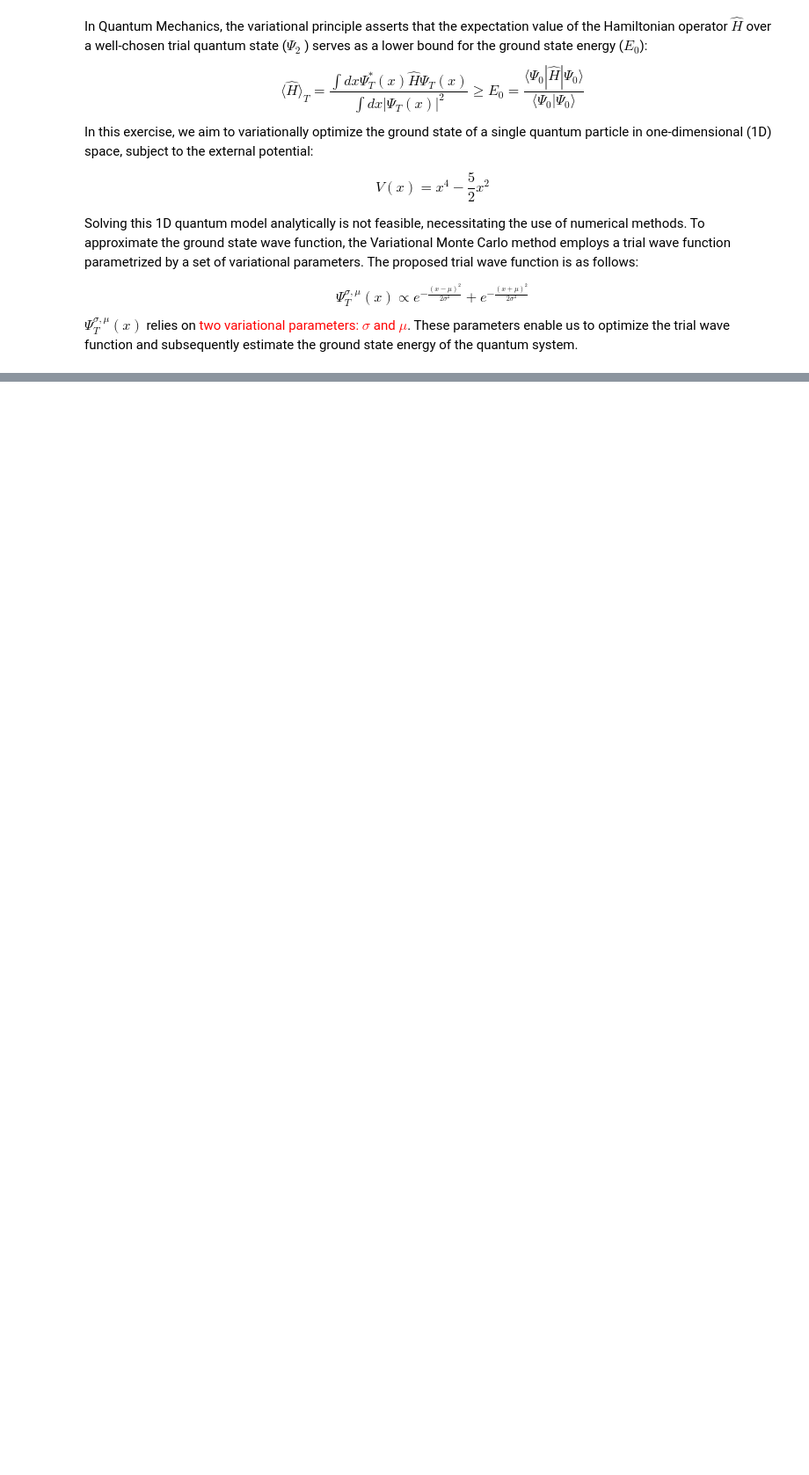
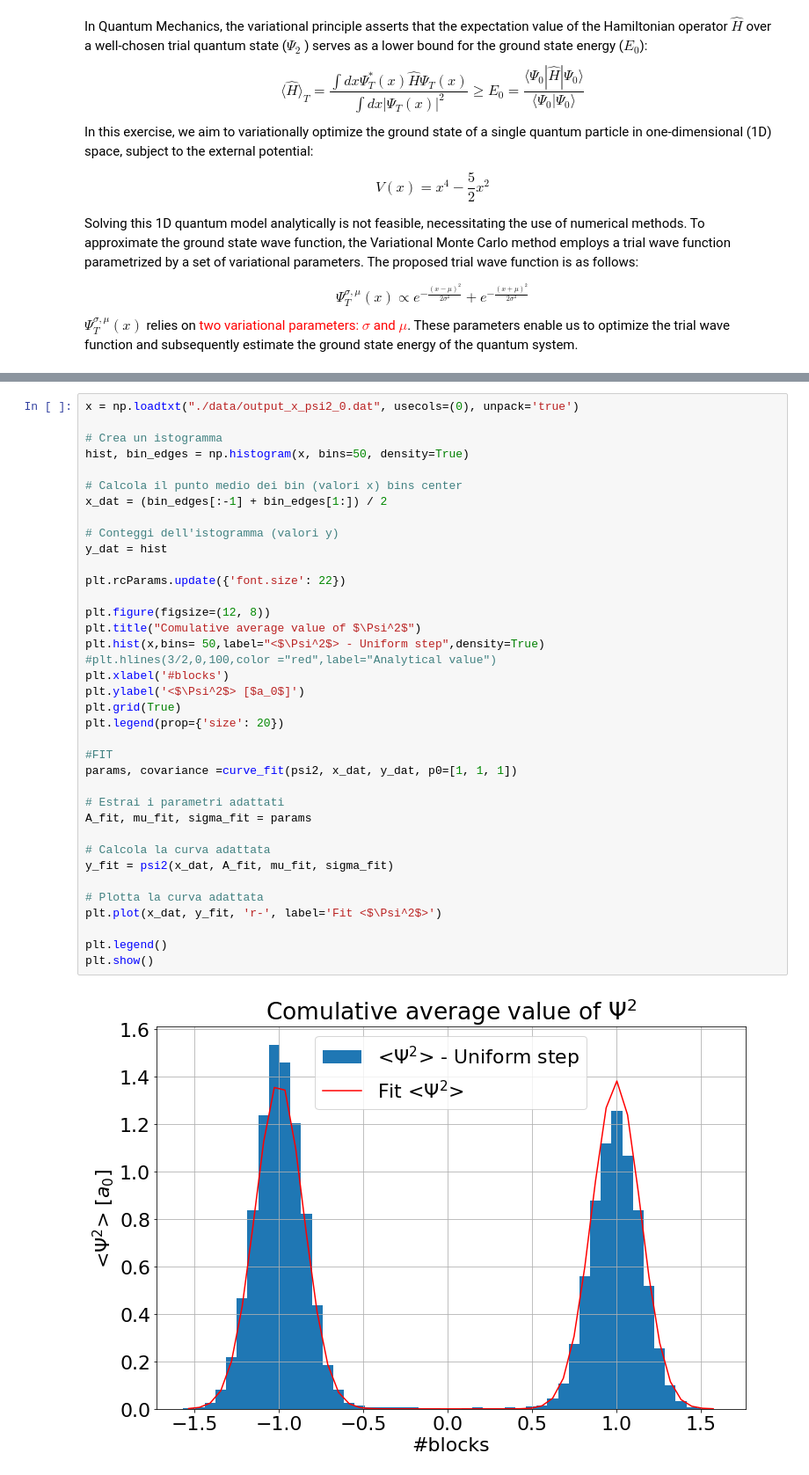
Before and after one commit to eddbell/NSL, a Jupyter notebook: Exercise08/Exercise_08.ipynb, the cells around one changed output, grey strips where cells are left out. Shown: that part at 88% size. Cells and saved outputs as stored; diff of their text form; blank space fills up the shorter version.

```diff
--- a/Exercise08/Exercise_08.ipynb
+++ b/Exercise08/Exercise_08.ipynb
@@ -50,0 +66,39 @@ def psi2(x, A, mu, sigma):
+# %%
+x = np.loadtxt("./data/output_x_psi2_0.dat", usecols=(0), unpack='true')
+
+# Crea un istogramma
+hist, bin_edges = np.histogram(x, bins=50, density=True)
+
+# Calcola il punto medio dei bin (valori x) bins center
+x_dat = (bin_edges[:-1] + bin_edges[1:]) / 2
+
+# Conteggi dell'istogramma (valori y)
+y_dat = hist
+
+plt.rcParams.update({'font.size': 22})
+
+plt.figure(figsize=(12, 8))
+plt.title("Comulative average value of $\Psi^2$")
+plt.hist(x,bins= 50,label="<$\Psi^2$> - Uniform step",density=True)
+#plt.hlines(3/2,0,100,color ="red",label="Analytical value")
+plt.xlabel('#blocks')
+plt.ylabel('<$\Psi^2$> [$a_0$]')
+plt.grid(True)
+plt.legend(prop={'size': 20})
+
+#FIT
+params, covariance =curve_fit(psi2, x_dat, y_dat, p0=[1, 1, 1])
+
+# Estrai i parametri adattati
+A_fit, mu_fit, sigma_fit = params
+
+# Calcola la curva adattata
+y_fit = psi2(x_dat, A_fit, mu_fit, sigma_fit)
+
+# Plotta la curva adattata
+plt.plot(x_dat, y_fit, 'r-', label='Fit <$\Psi^2$>')
+
+plt.legend()
+plt.show()
+# %% [output]
+[figure, added]
```
Also changed, not shown: parts of 9 cells of this notebook, 20 other files.
